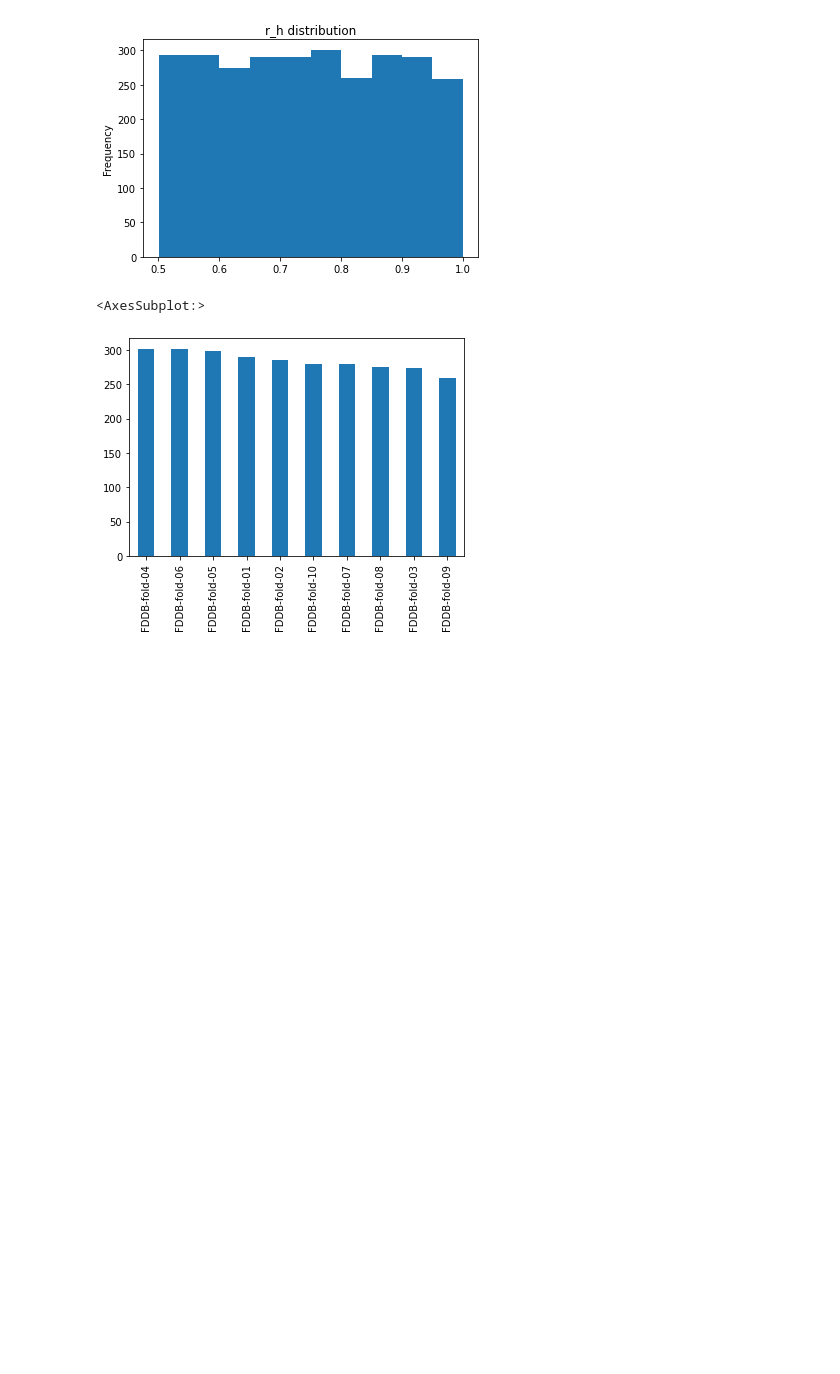
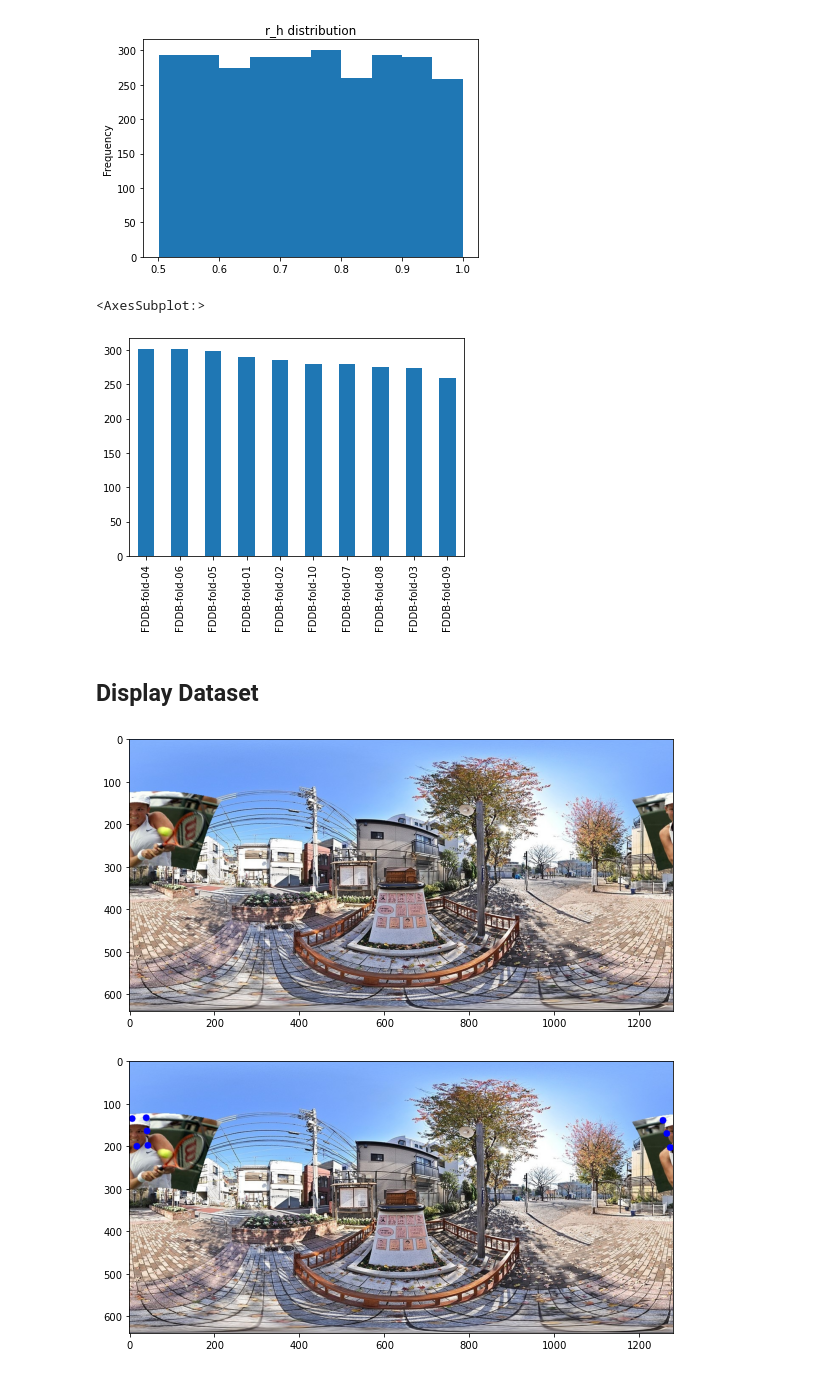
Before and after one commit to TeleMidia/faces360, a Jupyter notebook: ipynb/dataset360_analysis.ipynb, the cells around one changed output. Saved outputs shown, nothing was run; the diff lists cells and outputs as text; code cells hidden in the pictures; blank space fills up the shorter version.

```diff
--- a/ipynb/dataset360_analysis.ipynb
+++ b/ipynb/dataset360_analysis.ipynb
@@ -87,3 +87,5 @@ dataset360.fold.value_counts().plot.bar()
 # %% [output]
 <AxesSubplot:>
 [figure]
+# %% [markdown]
+## Display Dataset
@@ -89,0 +99,13 @@ dataset360.fold.value_counts().plot.bar()
+# %%
+sample = dataset360.iloc[np.random.randint(dataset360.shape[0])]
+# %%
+im = cv2.imread(sample.image_path)
+plt.imshow(cv2.cvtColor(im, cv2.COLOR_BGR2RGB))
+plt.show()
+for face_points in sample.faces:
+    im = draw_points(im, face_points, color = (255,0,0))
+plt.imshow(cv2.cvtColor(im, cv2.COLOR_BGR2RGB))
+plt.show()
+# %% [output]
+[figure, added]
+[figure, added]
```
Also changed, not shown: parts of 3 cells of this notebook.
